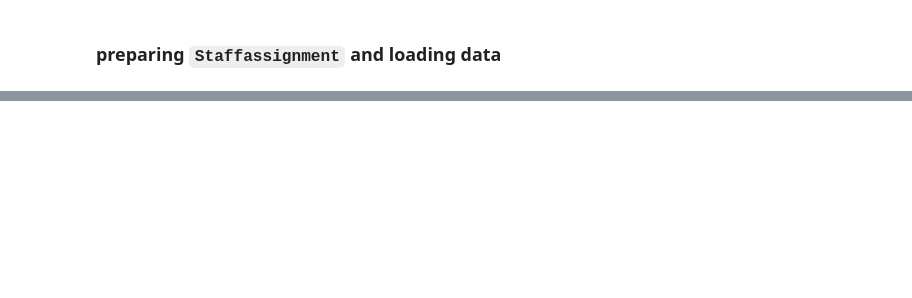
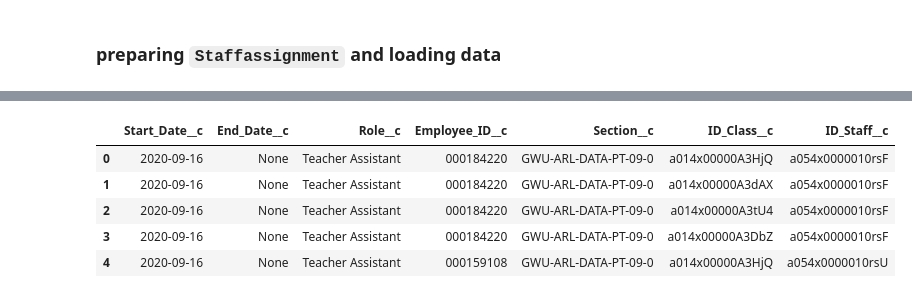
Before and after one commit to Fraolabebe/Salesforce-ETL-Project, a Jupyter notebook: Salesforce-ETL-Project.ipynb, the cells around one changed output, grey strips where cells are left out. Saved outputs shown, nothing was run; the diff lists cells and outputs as text; code cells hidden in the pictures; blank space fills up the shorter version.

```diff
--- a/Salesforce-ETL-Project.ipynb
+++ b/Salesforce-ETL-Project.ipynb
@@ -880,0 +782,19 @@ KeyError: "['ID_Class__c'] not in index"
+# %%
+query = '''
+    SELECT
+
+        sa.StartDate,
+        sa.EndDate,
+        sa.Role,
+        s.EmployeeID,
+        c.Section
+
+    FROM staffassignment sa
+    INNER JOIN staff s
+    ON s.ID_Staff = sa.ID_Staff
+    INNER JOIN class c
+    ON c.ID_Class = sa.ID_Class
+'''
+
+staff_assignment_data_df = pd.read_sql(query, conn)
+staff_assignment_data_df.head()
@@ -880,0 +806,11 @@ KeyError: "['ID_Class__c'] not in index"
+# %%
+#rename columns from staff assign table
+staff_assignment_data_df.rename(columns={
+    'StartDate':'Start_Date__c',
+    'EndDate':'End_Date__c',
+    'Role':'Role__c',
+    'EmployeeID':'Employee_ID__c',
+    'Section':'Section__c'
+}, inplace=True)
+
+staff_assignment_data_df.head()
@@ -880,0 +822,5 @@ KeyError: "['ID_Class__c'] not in index"
+# %%
+sa_load_df = pd.merge(staff_assignment_data_df, class_lookup_df, how='left', on='Section__c')
+
+
+sa_load_df.head()
@@ -880,0 +834,10 @@ KeyError: "['ID_Class__c'] not in index"
+# %%
+staffassignment_load_df = pd.merge(sa_load_df, staff_lookup_df, how='left', on='Employee_ID__c')
+staffassignment_load_df.head()
+# %% [output]
+|  | Start_Date__c | End_Date__c | Role__c | Employee_ID__c | Section__c | ID_Class__c | ID_Staff__c |
+| 0 | 2020-09-16 | None | Teacher Assistant | 000184220 | GWU-ARL-DATA-PT-09-0 | a014x00000A3HjQ | a054x0000010rsF |
+| 1 | 2020-09-16 | None | Teacher Assistant | 000184220 | GWU-ARL-DATA-PT-09-0 | a014x00000A3dAX | a054x0000010rsF |
+| 2 | 2020-09-16 | None | Teacher Assistant | 000184220 | GWU-ARL-DATA-PT-09-0 | a014x00000A3tU4 | a054x0000010rsF |
+| 3 | 2020-09-16 | None | Teacher Assistant | 000184220 | GWU-ARL-DATA-PT-09-0 | a014x00000A3DbZ | a054x0000010rsF |
+| 4 | 2020-09-16 | None | Teacher Assistant | 000159108 | GWU-ARL-DATA-PT-09-0 | a014x00000A3HjQ | a054x0000010rsU |
```
Also changed, not shown: parts of 63 cells of this notebook.
